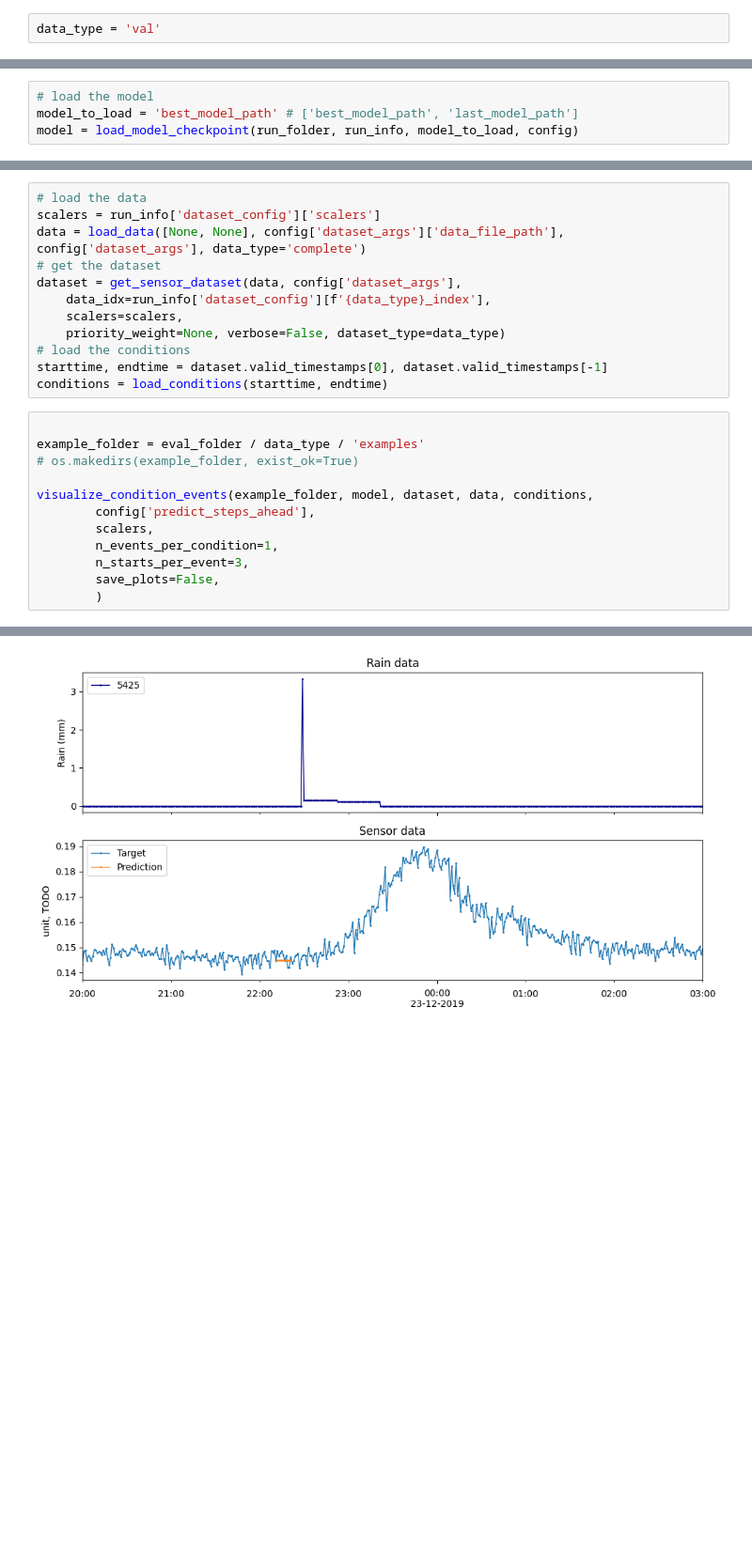
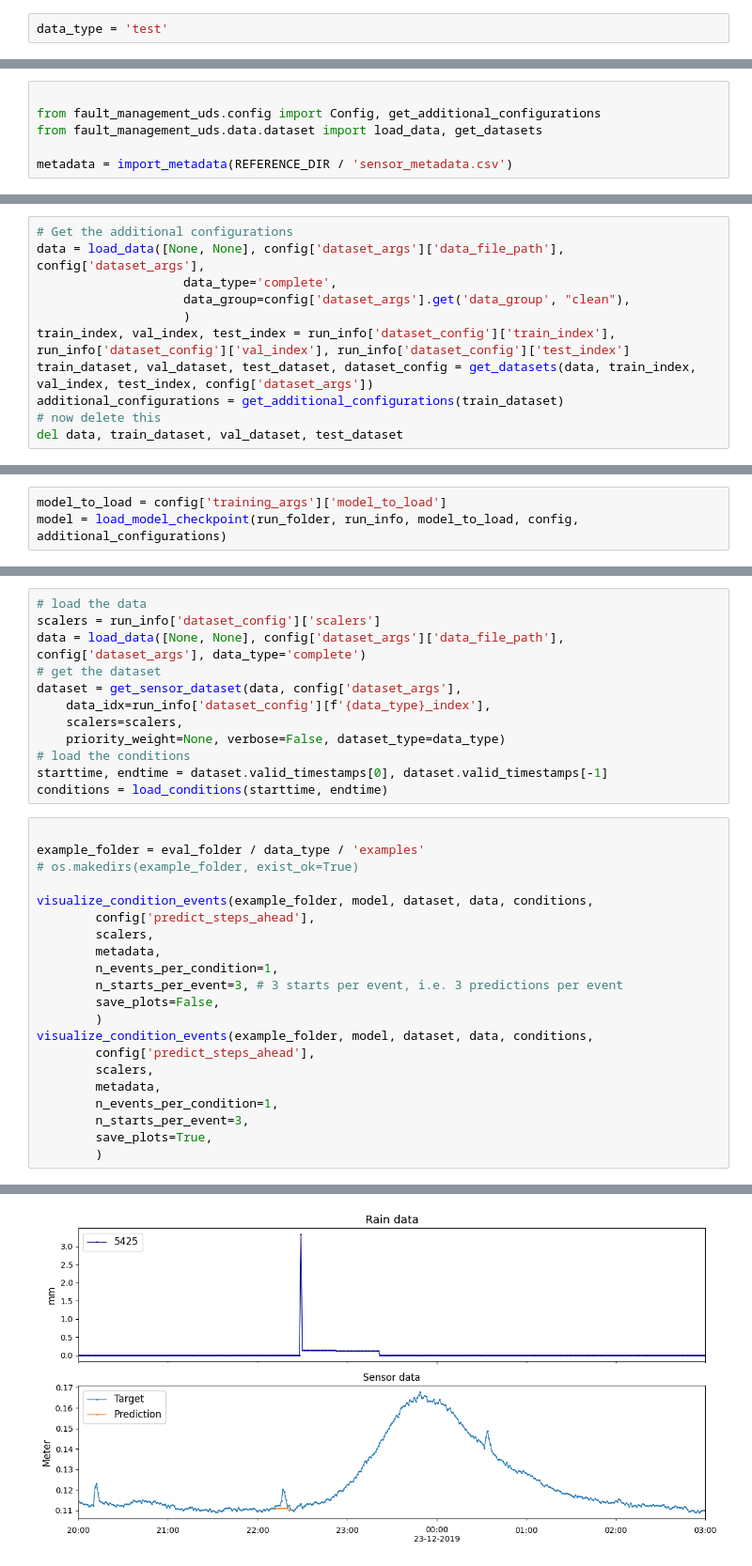
Before and after one commit to AronDJacobsen/fault_management_uds, a Jupyter notebook: notebooks/3_evaluation/1_evaluate_model.ipynb, the cells around one changed output, grey strips where cells are left out. Shown at 94% size. Saved outputs shown, nothing was run; the diff lists cells and outputs as text; blank space fills up the shorter version.

```diff
--- a/notebooks/3_evaluation/1_evaluate_model.ipynb
+++ b/notebooks/3_evaluation/1_evaluate_model.ipynb
@@ -99,5 +159,5 @@ Training time: 356.42111082077025 minuts
 # %%
-data_type = 'val'
+data_type = 'test'
 # %% [markdown]
 ## MAE
 # %%
@@ -282,3 +353,9 @@ def visualize_condition_events(example_folder, model, dataset, data,
                         plt.show()
 # %%
 data_type = 'test'
+# %%
+
+from fault_management_uds.config import Config, get_additional_configurations
+from fault_management_uds.data.dataset import load_data, get_datasets
+
+metadata = import_metadata(REFERENCE_DIR / 'sensor_metadata.csv')
@@ -284,0 +369,11 @@ data_type = 'test'
+# %%
+# Get the additional configurations
+data = load_data([None, None], config['dataset_args']['data_file_path'], config['dataset_args'],
+                    data_type='complete',
+                    data_group=config['dataset_args'].get('data_group', "clean"),
+                    )
+train_index, val_index, test_index = run_info['dataset_config']['train_index'], run_info['dataset_config']['val_index'], run_info['dataset_config']['test_index']
+train_dataset, val_dataset, test_dataset, dataset_config = get_datasets(data, train_index, val_index, test_index, config['dataset_args'])
+additional_configurations = get_additional_configurations(train_dataset)
+# now delete this
+del data, train_dataset, val_dataset, test_dataset
@@ -285,6 +383,5 @@ data_type = 'test'
 # %%
-# load the model
-model_to_load = 'best_model_path' # ['best_model_path', 'last_model_path']
-model = load_model_checkpoint(run_folder, run_info, model_to_load, config)
+model_to_load = config['training_args']['model_to_load']
+model = load_model_checkpoint(run_folder, run_info, model_to_load, config, additional_configurations)
 # %% [output]
 Using CPU
@@ -304,17 +401,26 @@ conditions = load_conditions(starttime, endtime)
 # %%
 
 example_folder = eval_folder / data_type / 'examples'
 # os.makedirs(example_folder, exist_ok=True)
 
 visualize_condition_events(example_folder, model, dataset, data, conditions,
         config['predict_steps_ahead'],
         scalers,
+        metadata,
+        n_events_per_condition=1,
+        n_starts_per_event=3, # 3 starts per event, i.e. 3 predictions per event
+        save_plots=False,
+        )
+visualize_condition_events(example_folder, model, dataset, data, conditions,
+        config['predict_steps_ahead'],
+        scalers,
+        metadata,
         n_events_per_condition=1,
         n_starts_per_event=3,
-        save_plots=False,
+        save_plots=True,
         )
 # %% [output]
 ##################################################
 Visualizing condition: Rain
 ##################################################
-[figure, old version]
+[figure, new version]
```
Also changed, not shown: parts of 22 cells of this notebook, 8 other files.
